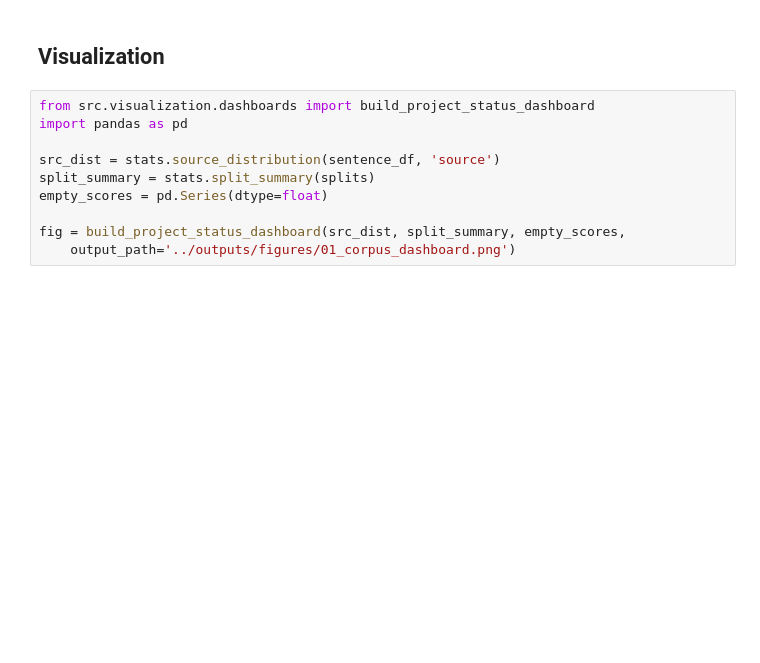
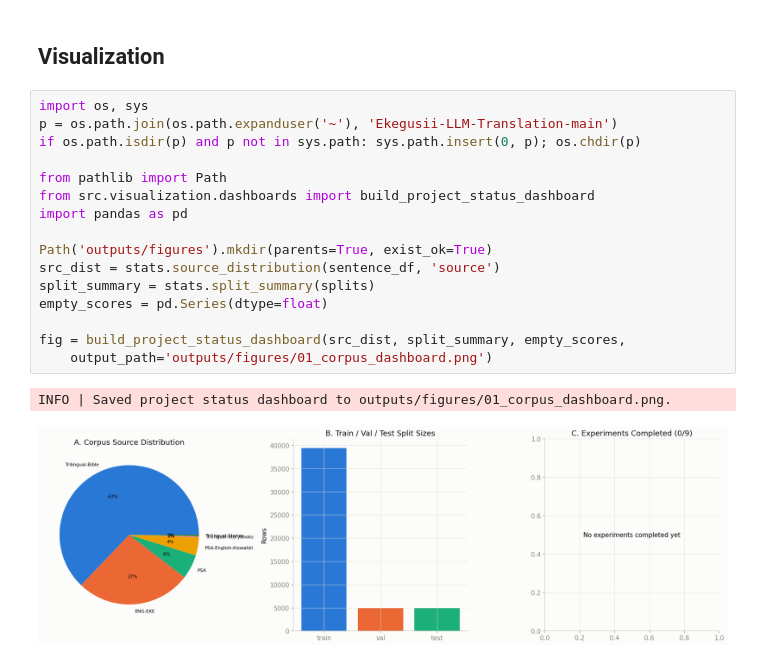
Before and after one commit to aykahsay/Ekegusii-LLM-Translation, a Jupyter notebook: notebooks/01_master_corpus_analysis.ipynb, the cells around one changed output. Drawn from its saved outputs; the diff is of its cells as text; blank space fills up the shorter version.

Commit message:
Comprehensive audit & hardening of all 14 research notebooks: self-contained path boosters added to every cell importing src

```diff
--- a/notebooks/01_master_corpus_analysis.ipynb
+++ b/notebooks/01_master_corpus_analysis.ipynb
@@ -81,12 +114,21 @@ stats.split_summary(splits)
 # %% [markdown]
 ## Visualization
 # %%
+import os, sys
+p = os.path.join(os.path.expanduser('~'), 'Ekegusii-LLM-Translation-main')
+if os.path.isdir(p) and p not in sys.path: sys.path.insert(0, p); os.chdir(p)
+
+from pathlib import Path
 from src.visualization.dashboards import build_project_status_dashboard
 import pandas as pd
 
+Path('outputs/figures').mkdir(parents=True, exist_ok=True)
 src_dist = stats.source_distribution(sentence_df, 'source')
 split_summary = stats.split_summary(splits)
 empty_scores = pd.Series(dtype=float)
 
 fig = build_project_status_dashboard(src_dist, split_summary, empty_scores,
-    output_path='../outputs/figures/01_corpus_dashboard.png')
+    output_path='outputs/figures/01_corpus_dashboard.png')
+# %% [output]
+INFO | Saved project status dashboard to outputs/figures/01_corpus_dashboard.png.
+[figure, added]
```
Also changed, not shown: parts of 6 cells of this notebook, 14 other files.
